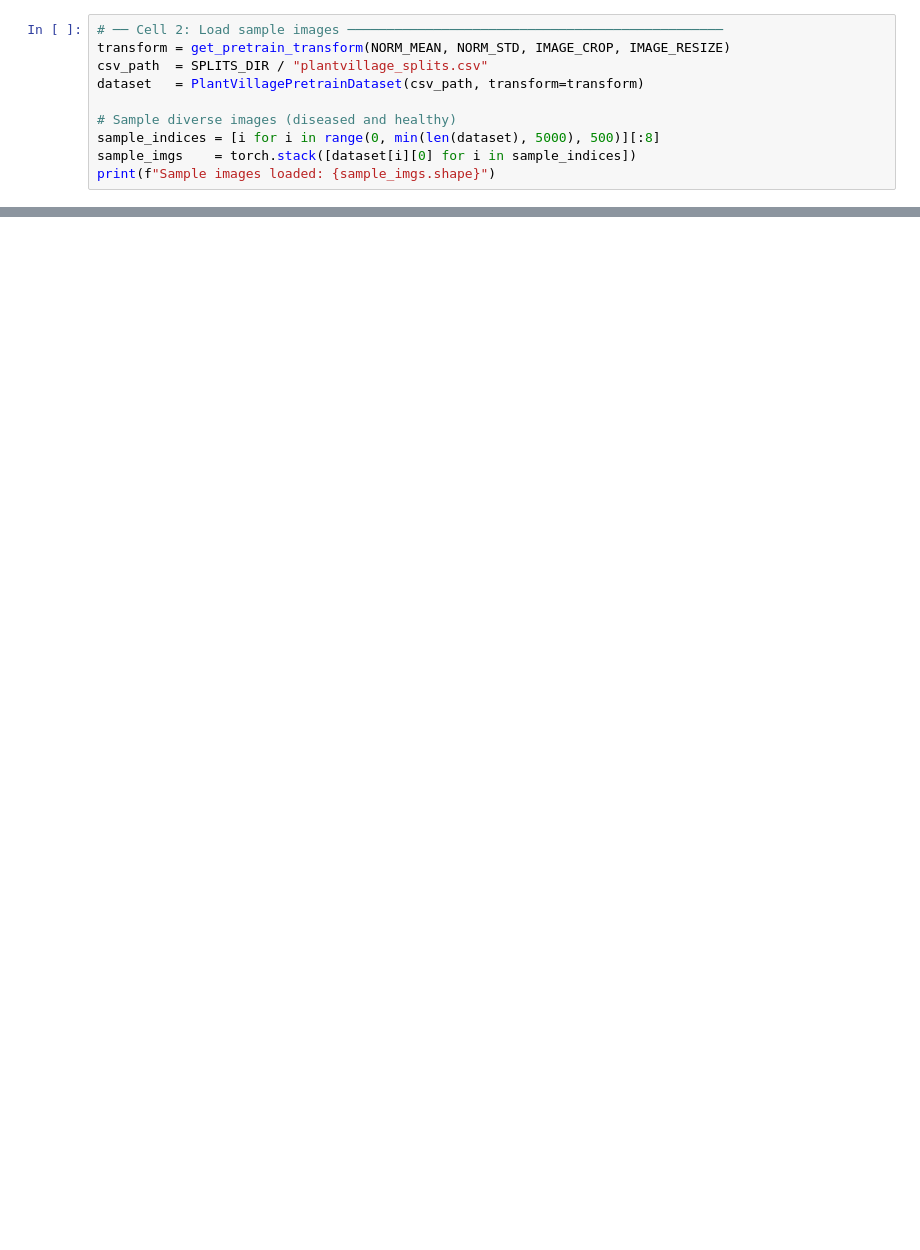
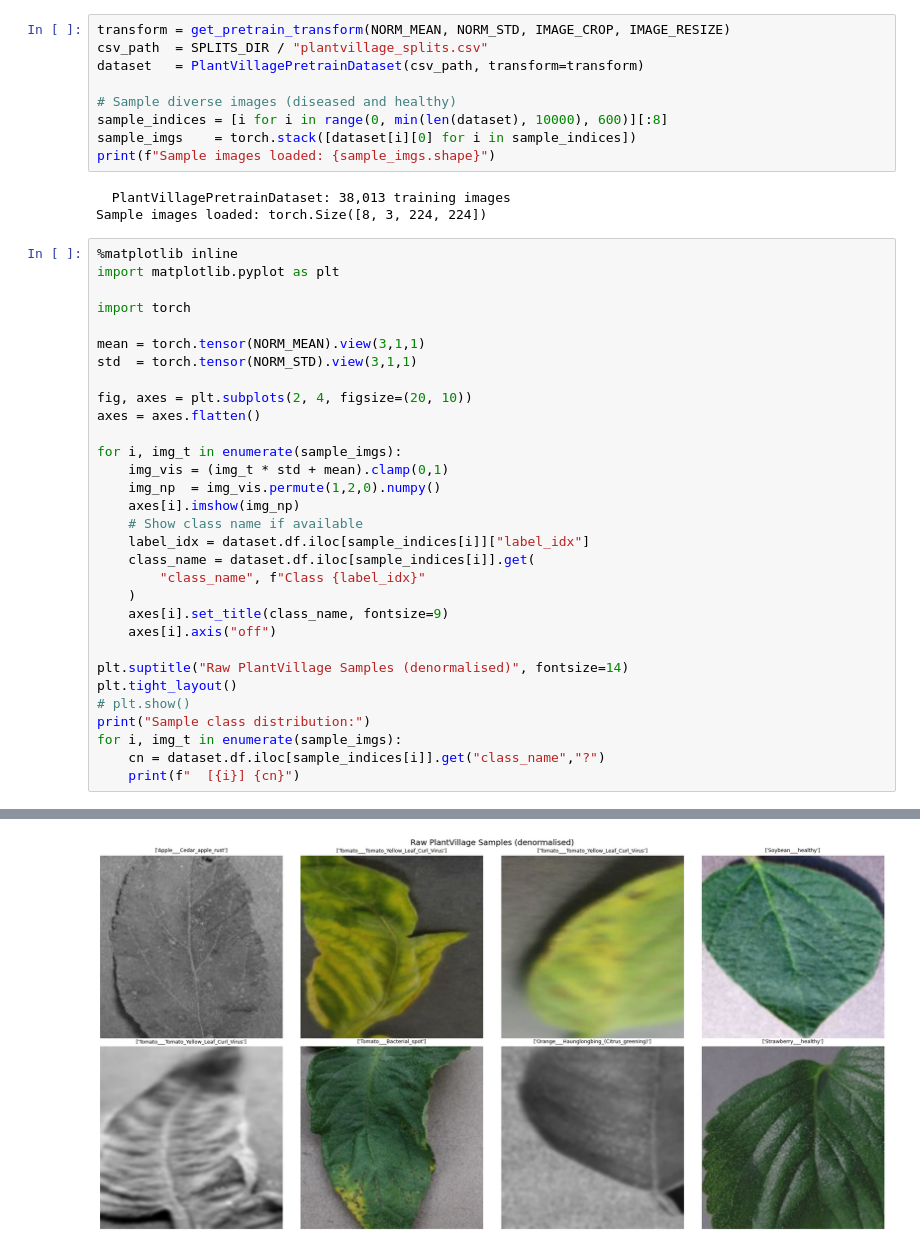
Before and after one commit to MuhammedHaleef/leaf-jepa, a Jupyter notebook: stage4_leaf_jepa_pretraining/notebooks/S4_2_masking_strategy.ipynb, the cells around one changed output, grey strips where cells are left out. Cells and saved outputs as stored; diff of their text form; blank space fills up the shorter version.

Commit message:
S4 - leafJEPA pretraining(local device tested)

```diff
--- a/stage4_leaf_jepa_pretraining/notebooks/S4_2_masking_strategy.ipynb
+++ b/stage4_leaf_jepa_pretraining/notebooks/S4_2_masking_strategy.ipynb
@@ -28,10 +295,44 @@ print("S4_2 Masking Strategy Visualisation")
 # %%
-# ── Cell 2: Load sample images ────────────────────────────────────────────────
 transform = get_pretrain_transform(NORM_MEAN, NORM_STD, IMAGE_CROP, IMAGE_RESIZE)
 csv_path  = SPLITS_DIR / "plantvillage_splits.csv"
 dataset   = PlantVillagePretrainDataset(csv_path, transform=transform)
 
 # Sample diverse images (diseased and healthy)
-sample_indices = [i for i in range(0, min(len(dataset), 5000), 500)][:8]
+sample_indices = [i for i in range(0, min(len(dataset), 10000), 600)][:8]
 sample_imgs    = torch.stack([dataset[i][0] for i in sample_indices])
 print(f"Sample images loaded: {sample_imgs.shape}")
+# %% [output]
+  PlantVillagePretrainDataset: 38,013 training images
+Sample images loaded: torch.Size([8, 3, 224, 224])
+# %%
+%matplotlib inline
+import matplotlib.pyplot as plt
+
+import torch
+
+mean = torch.tensor(NORM_MEAN).view(3,1,1)
+std  = torch.tensor(NORM_STD).view(3,1,1)
+
+fig, axes = plt.subplots(2, 4, figsize=(20, 10))
+axes = axes.flatten()
+
+for i, img_t in enumerate(sample_imgs):
+    img_vis = (img_t * std + mean).clamp(0,1)
+    img_np  = img_vis.permute(1,2,0).numpy()
+    axes[i].imshow(img_np)
+    # Show class name if available
+    label_idx = dataset.df.iloc[sample_indices[i]]["label_idx"]
+    class_name = dataset.df.iloc[sample_indices[i]].get(
+        "class_name", f"Class {label_idx}"
+    )
+    axes[i].set_title(class_name, fontsize=9)
+    axes[i].axis("off")
+
+plt.suptitle("Raw PlantVillage Samples (denormalised)", fontsize=14)
+plt.tight_layout()
+# plt.show()
+print("Sample class distribution:")
+for i, img_t in enumerate(sample_imgs):
+    cn = dataset.df.iloc[sample_indices[i]].get("class_name","?")
+    print(f"  [{i}] {cn}")
+# %% [output]
@@ -37,0 +348 @@ print(f"Sample images loaded: {sample_imgs.shape}")
+[figure, added]
```
Also changed, not shown: parts of 18 cells of this notebook, 15 other files.
